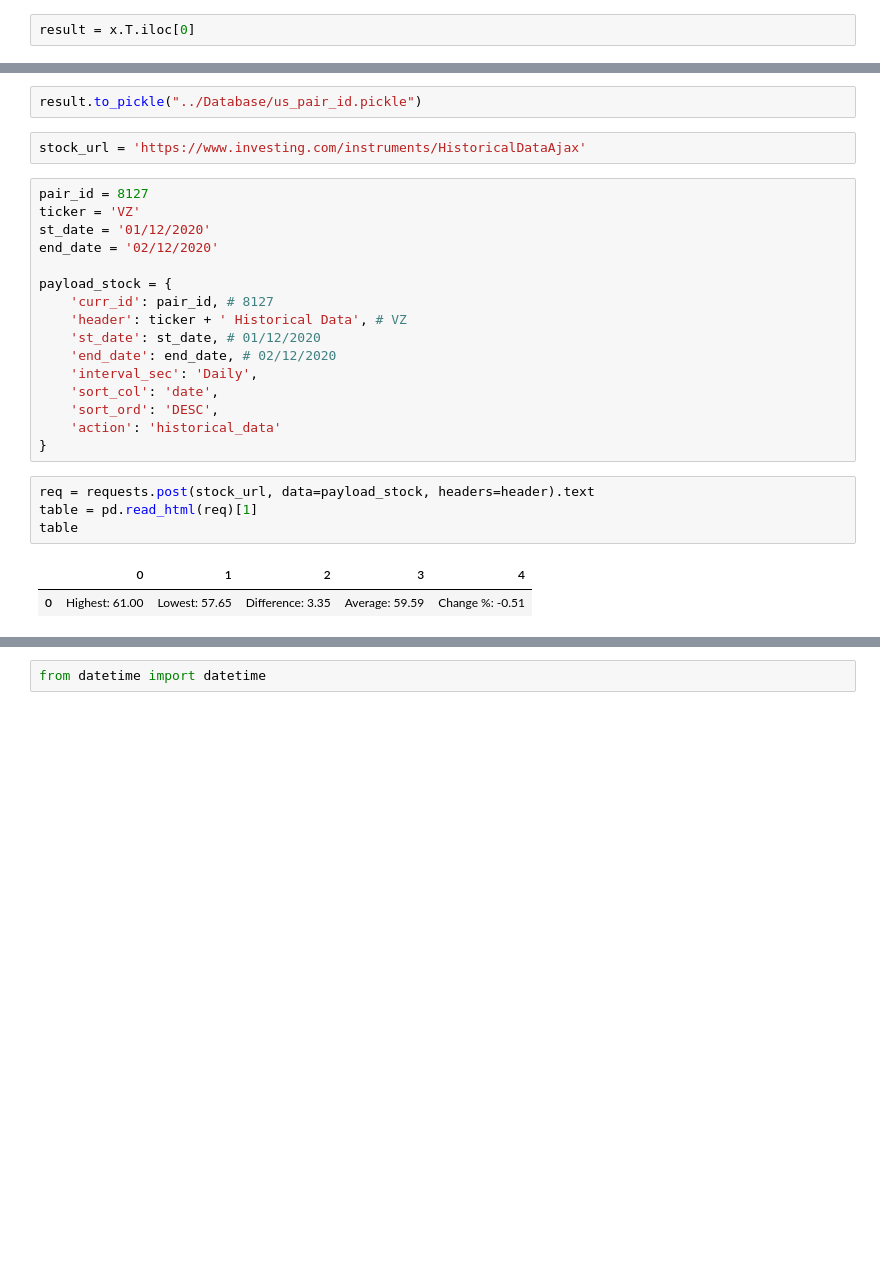
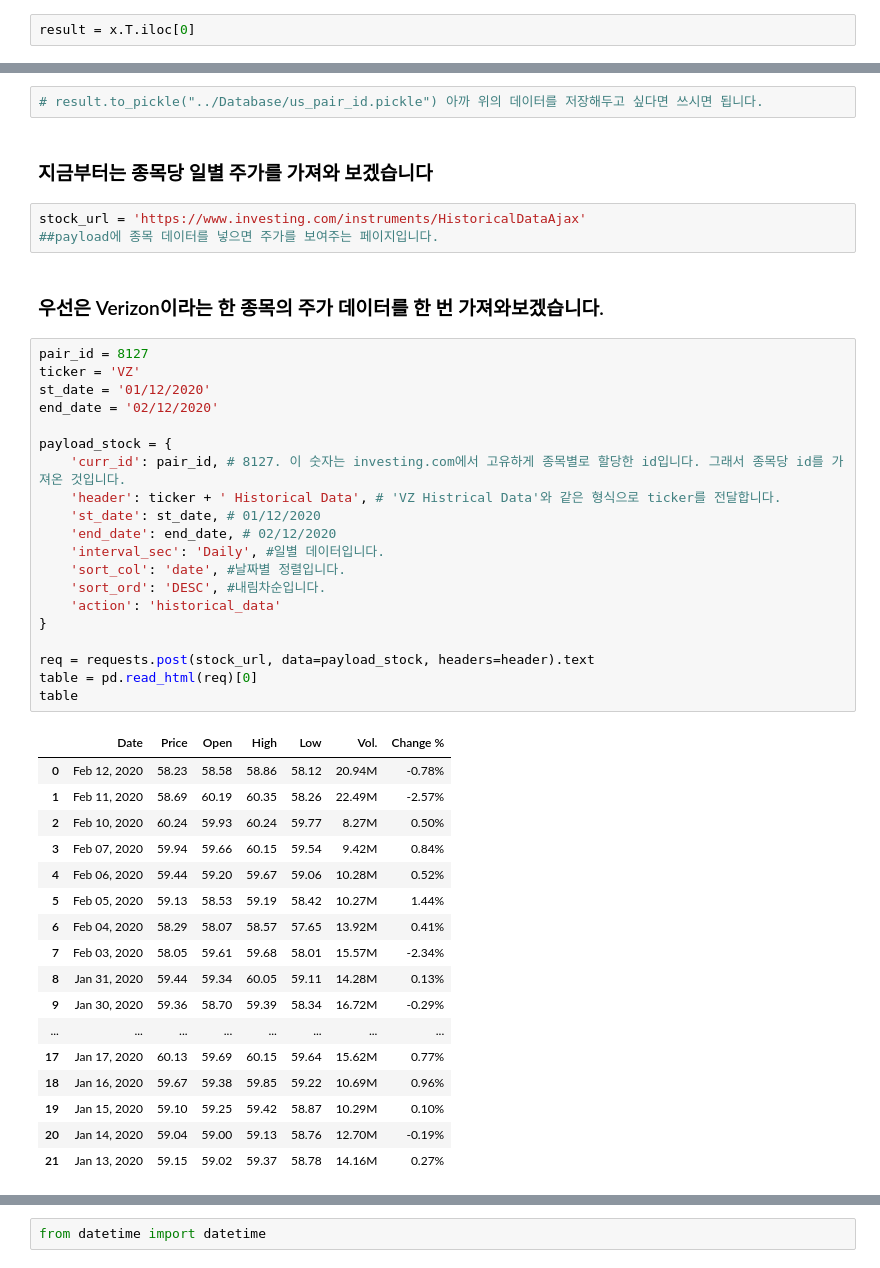
Before and after one commit to algolist-manager/finance, a Jupyter notebook: investing.ipynb, the cells around one changed output, grey strips where cells are left out. Saved outputs shown, nothing was run; the diff lists cells and outputs as text; blank space fills up the shorter version.

```diff
--- a/investing.ipynb
+++ b/investing.ipynb
@@ -121,28 +124,48 @@ XCRP     1136269
 Name: pair_ID, Length: 10000, dtype: object
-# %%
-result.to_pickle("../Database/us_pair_id.pickle")
+# %%
+# result.to_pickle("../Database/us_pair_id.pickle") 아까 위의 데이터를 저장해두고 싶다면 쓰시면 됩니다.
+# %% [markdown]
+### 지금부터는 종목당 일별 주가를 가져와 보겠습니다
 # %%
 stock_url = 'https://www.investing.com/instruments/HistoricalDataAjax'
+##payload에 종목 데이터를 넣으면 주가를 보여주는 페이지입니다.
+# %% [markdown]
+### 우선은 Verizon이라는 한 종목의 주가 데이터를 한 번 가져와보겠습니다.
 # %%
 pair_id = 8127
 ticker = 'VZ'
 st_date = '01/12/2020'
 end_date = '02/12/2020'
 
 payload_stock = {
-    'curr_id': pair_id, # 8127
-    'header': ticker + ' Historical Data', # VZ
+    'curr_id': pair_id, # 8127. 이 숫자는 investing.com에서 고유하게 종목별로 할당한 id입니다. 그래서 종목당 id를 가져온 것입니다.
+    'header': ticker + ' Historical Data', # 'VZ Histrical Data'와 같은 형식으로 ticker를 전달합니다.
     'st_date': st_date, # 01/12/2020
     'end_date': end_date, # 02/12/2020
-    'interval_sec': 'Daily',
-    'sort_col': 'date',
-    'sort_ord': 'DESC',
+    'interval_sec': 'Daily', #일별 데이터입니다.
+    'sort_col': 'date', #날짜별 정렬입니다.
+    'sort_ord': 'DESC', #내림차순입니다.
     'action': 'historical_data'
 }
+
+req = requests.post(stock_url, data=payload_stock, headers=header).text
+table = pd.read_html(req)[0]
+table
+# %% [output]
+|  | Date | Price | Open | High | Low | Vol. | Change % |
+| 0 | Feb 12, 2020 | 58.23 | 58.58 | 58.86 | 58.12 | 20.94M | -0.78% |
+| 1 | Feb 11, 2020 | 58.69 | 60.19 | 60.35 | 58.26 | 22.49M | -2.57% |
+| 2 | Feb 10, 2020 | 60.24 | 59.93 | 60.24 | 59.77 | 8.27M | 0.50% |
+| 3 | Feb 07, 2020 | 59.94 | 59.66 | 60.15 | 59.54 | 9.42M | 0.84% |
+| 4 | Feb 06, 2020 | 59.44 | 59.20 | 59.67 | 59.06 | 10.28M | 0.52% |
+| 5 | Feb 05, 2020 | 59.13 | 58.53 | 59.19 | 58.42 | 10.27M | 1.44% |
+| 6 | Feb 04, 2020 | 58.29 | 58.07 | 58.57 | 57.65 | 13.92M | 0.41% |
+| 7 | Feb 03, 2020 | 58.05 | 59.61 | 59.68 | 58.01 | 15.57M | -2.34% |
+| 8 | Jan 31, 2020 | 59.44 | 59.34 | 60.05 | 59.11 | 14.28M | 0.13% |
+| 9 | Jan 30, 2020 | 59.36 | 58.70 | 59.39 | 58.34 | 16.72M | -0.29% |
+| ... | ... | ... | ... | ... | ... | ... | ... |
+| 17 | Jan 17, 2020 | 60.13 | 59.69 | 60.15 | 59.64 | 15.62M | 0.77% |
+| 18 | Jan 16, 2020 | 59.67 | 59.38 | 59.85 | 59.22 | 10.69M | 0.96% |
+| 19 | Jan 15, 2020 | 59.10 | 59.25 | 59.42 | 58.87 | 10.29M | 0.10% |
+| 20 | Jan 14, 2020 | 59.04 | 59.00 | 59.13 | 58.76 | 12.70M | -0.19% |
+| 21 | Jan 13, 2020 | 59.15 | 59.02 | 59.37 | 58.78 | 14.16M | 0.27% |
-# %%
-req = requests.post(stock_url, data=payload_stock, headers=header).text
-table = pd.read_html(req)[1]
-table
-# %% [output]
-|  | 0 | 1 | 2 | 3 | 4 |
-| 0 | Highest: 61.00 | Lowest: 57.65 | Difference: 3.35 | Average: 59.59 | Change %: -0.51 |
```
Also changed, not shown: parts of 24 cells of this notebook, 8 other files.
